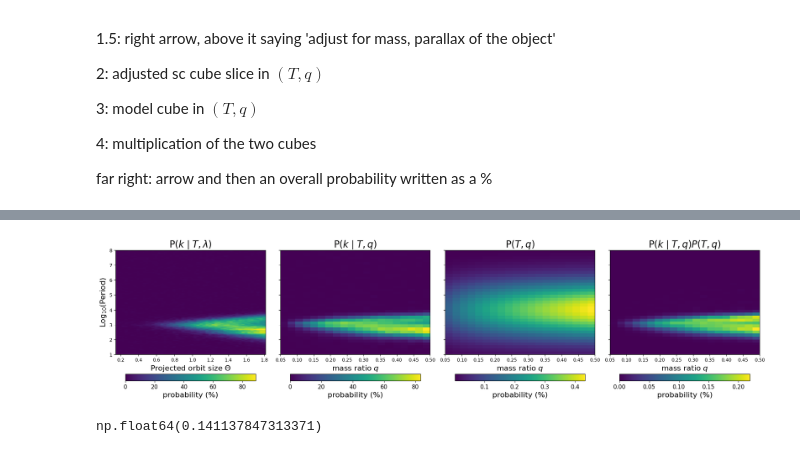
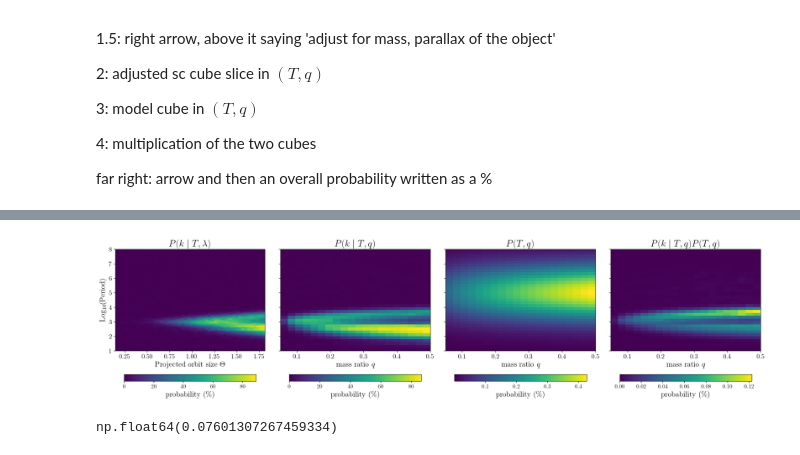
Before and after one commit to BenPennell/BrownDwarfProbabilities, a Jupyter notebook: demonstration_plot.ipynb, the cells around one changed output, grey strips where cells are left out. Cells and saved outputs as stored; diff of their text form; code cells hidden in the pictures.

Commit message:
updated paper plots

```diff
--- a/demonstration_plot.ipynb
+++ b/demonstration_plot.ipynb
@@ -33,7 +37,7 @@ t_loaded = Table.read('./data/200pc_mdwarfs_reduced.fits', format='fits')
 # %%
 target_object = {
     'mass': 0.3,
-    'parallax': 7,
+    'parallax': 10,
     'soltype_index': 1
 }
 # %%
@@ -47,7 +51,7 @@ using_qs = np.linspace(0.05,0.5,grid_size[1]+2)
 adjusted_sc_cube = Sampler.compute_grid(target_object, sc_cubes, using_periods[1:-2], using_qs[1:-2], q_space=True)
 
 #3 choose model
-model_cube = Sampler.create_model_cube(grid_size, p_model=(4,1.3), q_model=0.5)
+model_cube = Sampler.create_model_cube(grid_size, p_model=(5,1.3), q_model=0.5)
 
 #4 multiply together
 convolved_cube = adjusted_sc_cube*model_cube
@@ -58,42 +62,42 @@ def plot_imshow(ax, grid, ys, xs):
     return im
 
 labelsize = 16
 titlesize = 20
 
 fig, axs = plt.subplots(1, 4, figsize=(20,5), sharey=True)
 
 axs[0].set_ylabel(r'Log$_{10}$(Period)', fontsize=labelsize)
 axs[0].set_xlabel(r'Projected orbit size $\Theta$', fontsize=labelsize)
 axs[1].set_xlabel(r'mass ratio $q$', fontsize=labelsize)
 axs[2].set_xlabel(r'mass ratio $q$', fontsize=labelsize)
 axs[3].set_xlabel(r'mass ratio $q$', fontsize=labelsize)
 
-axs[0].set_title(r'P$(k\mid T,\lambda)$', fontsize=titlesize)
-axs[1].set_title(r'P$(k\mid T,q)$', fontsize=titlesize)
-axs[2].set_title(r'P$(T,q)$', fontsize=titlesize)
-axs[3].set_title(r'P$(k\mid T,q)P(T,q)$', fontsize=titlesize)
+axs[0].set_title(r'$P(k\mid T,\lambda)$', fontsize=titlesize)
+axs[1].set_title(r'$P(k\mid T,q)$', fontsize=titlesize)
+axs[2].set_title(r'$P(T,q)$', fontsize=titlesize)
+axs[3].set_title(r'$P(k\mid T,q)P(T,q)$', fontsize=titlesize)
 
 im0 = plot_imshow(axs[0], 100*sc_cube, np.log10(sc_cubes["meta"]["periods"]), np.array(sc_cubes["meta"]["lambdas"][1]))
 im1 = plot_imshow(axs[1], 100*adjusted_sc_cube, using_periods, using_qs)
 im2 = plot_imshow(axs[2], 100*model_cube, using_periods, using_qs)
 im3 = plot_imshow(axs[3], 100*convolved_cube, using_periods, using_qs)
 
 for ax, im in zip(axs, [im0, im1, im2, im3]):
     cbar = fig.colorbar(
         im,
         ax=ax,
         orientation="horizontal",
-        pad=0.15,      # distance from plot
+        pad=0.18,      # distance from plot
         fraction=0.05,  # thickness
     )
     cbar.ax.tick_params(labelsize=12)
-    cbar.set_label("probability (%)", size=16)
+    cbar.set_label(r"probability (\%)", size=16)
 
 plt.tight_layout()
-plt.savefig("./plots/demonstration.jpg");
+plt.savefig("./plots/demonstration.jpg", dpi=800);
 # %% [output]
-[figure, old version]
+[figure, new version]
 # %%
 convolved_cube.sum()
 # %% [output]
-np.float64(0.141137847313371)
+np.float64(0.07601307267459334)
```
Also changed, not shown: parts of 1 cell of this notebook, 22 other files.
